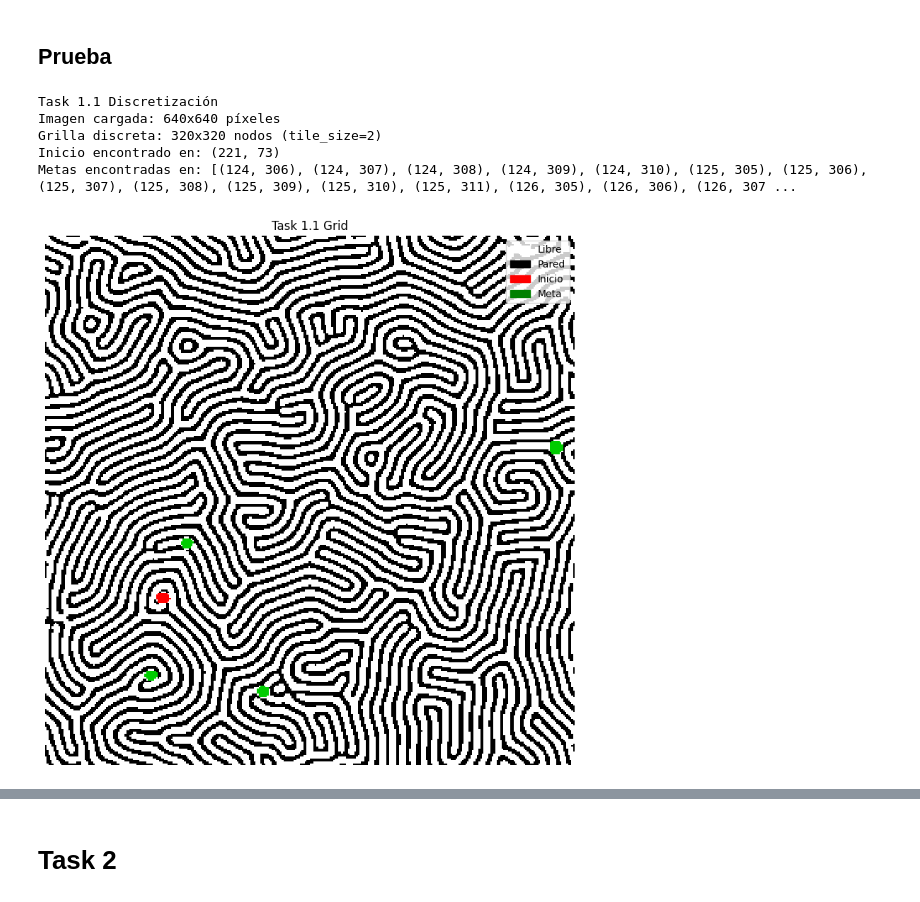
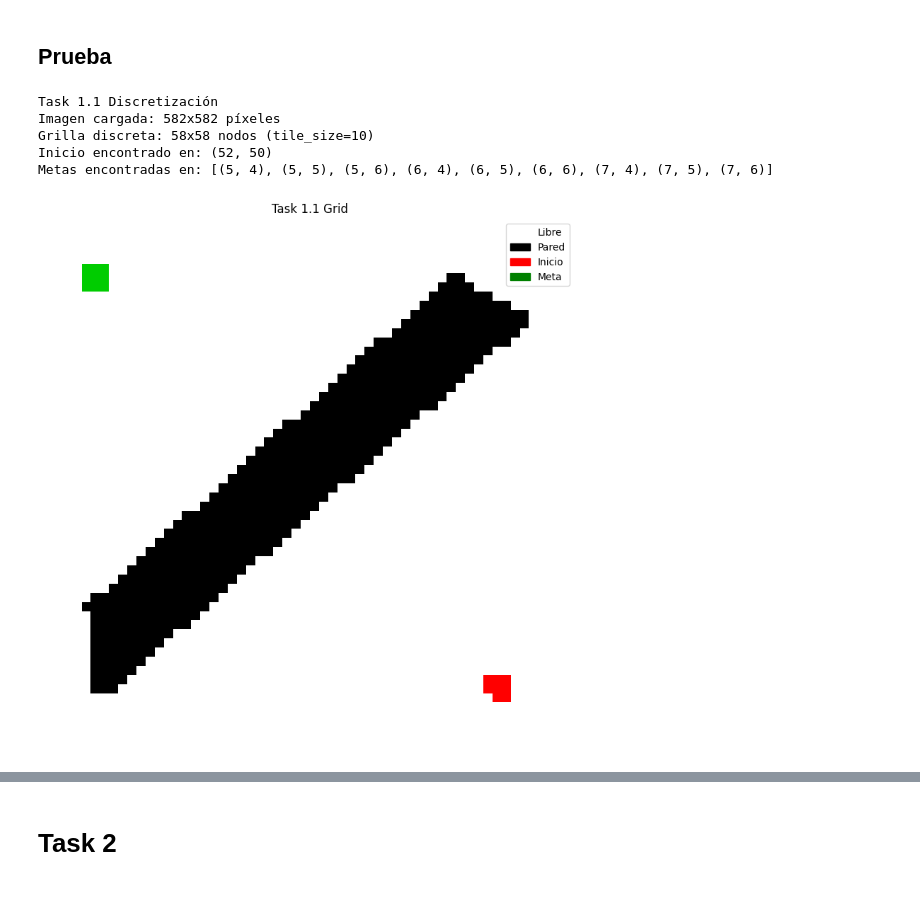
Before and after one commit to Branuvg/AI_PROY1, a Jupyter notebook: project1.ipynb, the cells around one changed output, grey strips where cells are left out. Drawn from its saved outputs; the diff is of its cells as text; code cells hidden in the pictures.

Commit message:
with Prueba Lab1

```diff
--- a/project1.ipynb
+++ b/project1.ipynb
@@ -417,19 +417,19 @@ def visualize_path_on_image(img_array: np.ndarray, path: list, tile_size: int, t
 # %% [markdown]
 ## Prueba
 # %%
-TILE_SIZE = 2  # Tamaño del tile en píxeles
-IMAGE_PATH = "imagenes/turing.bmp"
+TILE_SIZE = 10  # Tamaño del tile en píxeles
+IMAGE_PATH = "imagenes/Prueba Lab1.bmp"
 
 print("Task 1.1 Discretización")
 grid, start, goals, img_array = discretize_image(IMAGE_PATH, tile_size=TILE_SIZE)
 visualize_grid(grid, title="Task 1.1 Grid")
 # %% [output]
 Task 1.1 Discretización
-Imagen cargada: 640x640 píxeles
-Grilla discreta: 320x320 nodos (tile_size=2)
-Inicio encontrado en: (221, 73)
-Metas encontradas en: [(124, 306), (124, 307), (124, 308), (124, 309), (124, 310), (125, 305), (125, 306), (125, 307), (125, 308), (125, 309), (125, 310), (125, 311), (126, 305), (126, 306), (126, 307 ...
+Imagen cargada: 582x582 píxeles
+Grilla discreta: 58x58 nodos (tile_size=10)
+Inicio encontrado en: (52, 50)
+Metas encontradas en: [(5, 4), (5, 5), (5, 6), (6, 4), (6, 5), (6, 6), (7, 4), (7, 5), (7, 6)]
-[figure, old version]
+[figure, new version]
 # %%
 print("TASK 1.2 BFS y DFS")
 
```
Also changed, not shown: parts of 2 cells of this notebook.
